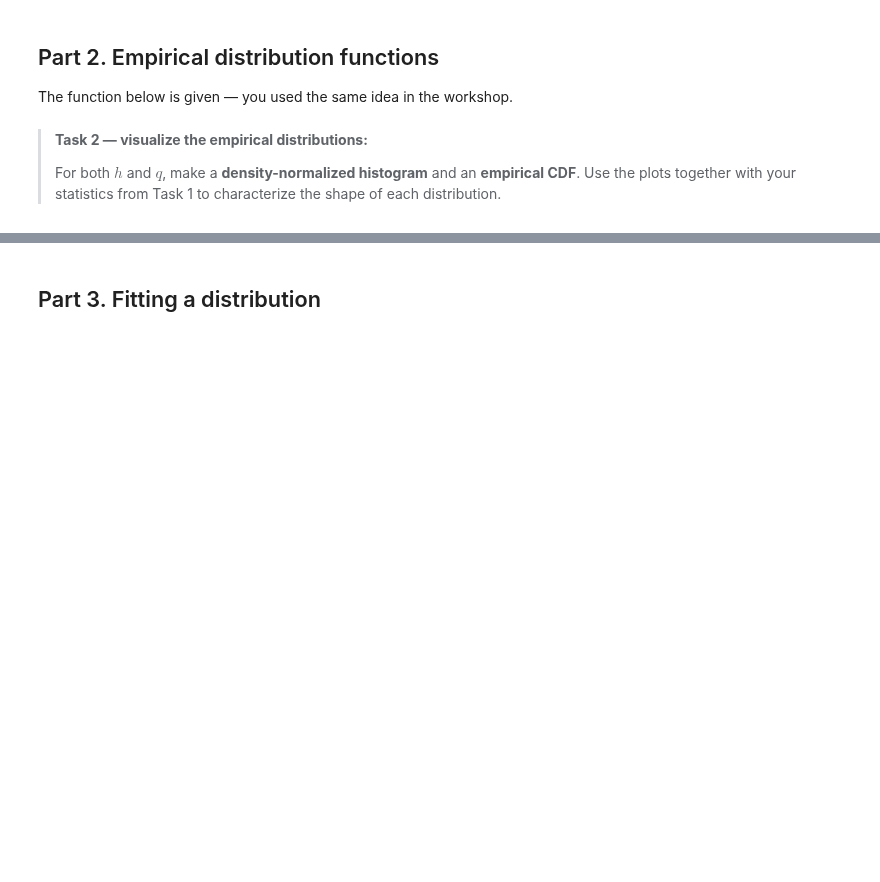
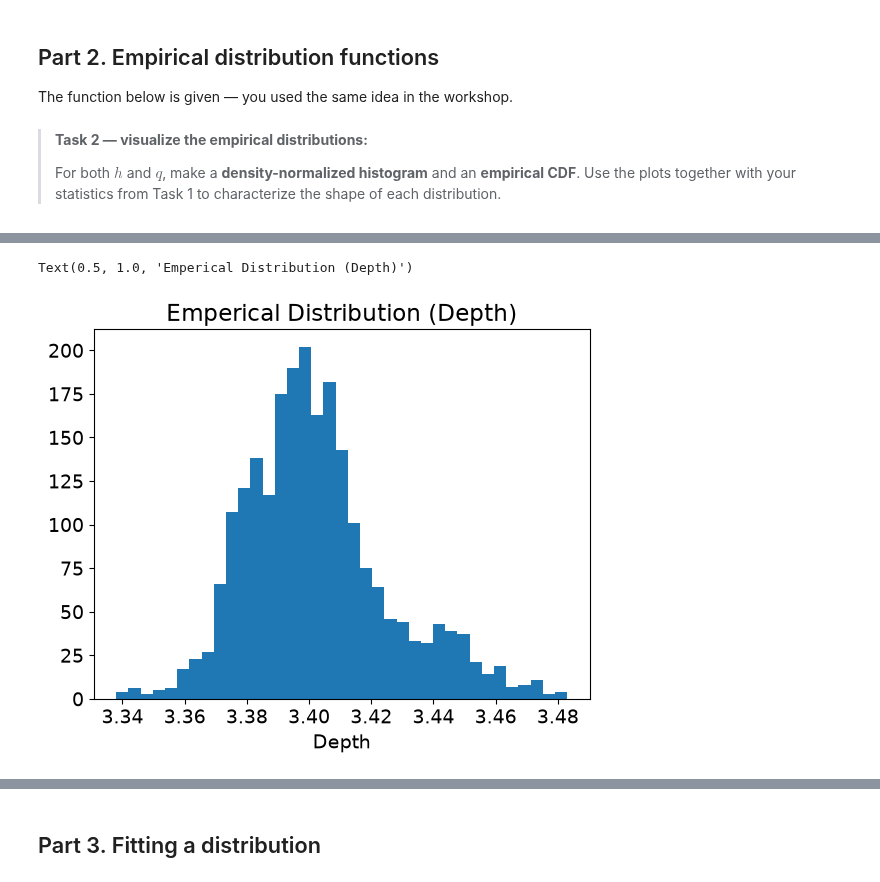
Before and after one commit to prajwalabc/GA1.4, a Jupyter notebook: GA_1.4.ipynb, the cells around one changed output, grey strips where cells are left out. Saved outputs shown, nothing was run; the diff lists cells and outputs as text; code cells hidden in the pictures; blank space fills up the shorter version.

```diff
--- a/GA_1.4.ipynb
+++ b/GA_1.4.ipynb
@@ -89,0 +139,7 @@ def ecdf(var):
+# %%
+plt.hist(h,bins='auto')
+plt.xlabel('Depth')
+plt.title('Emperical Distribution (Depth)')
+# %% [output]
+Text(0.5, 1.0, 'Emperical Distribution (Depth)')
+[figure, added]
```
Also changed, not shown: parts of 13 cells of this notebook.
